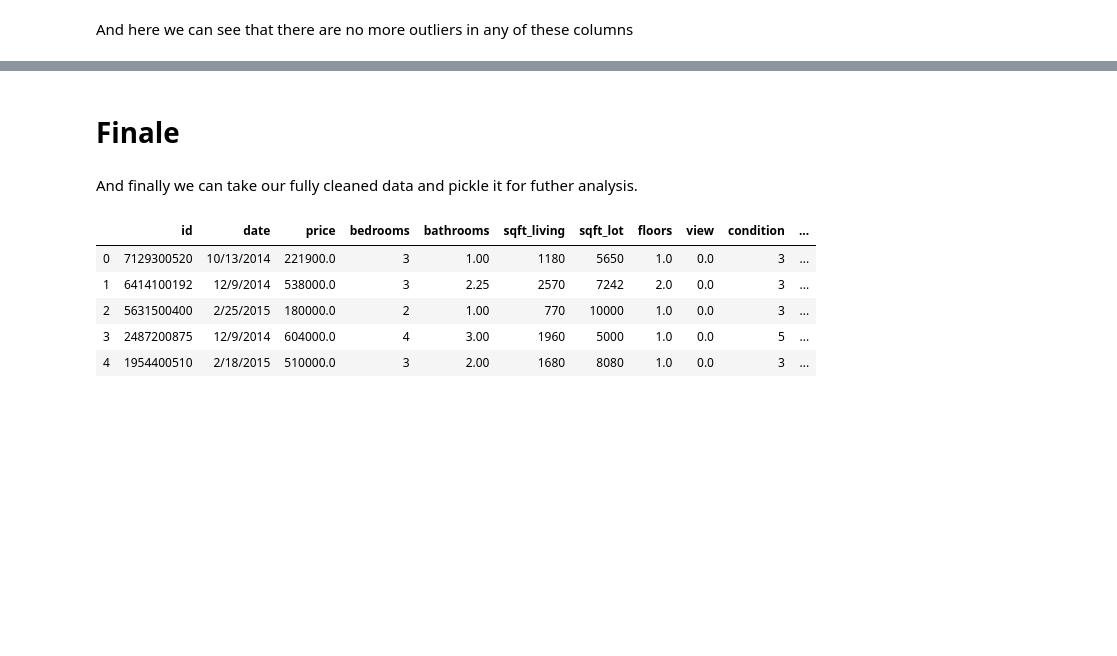
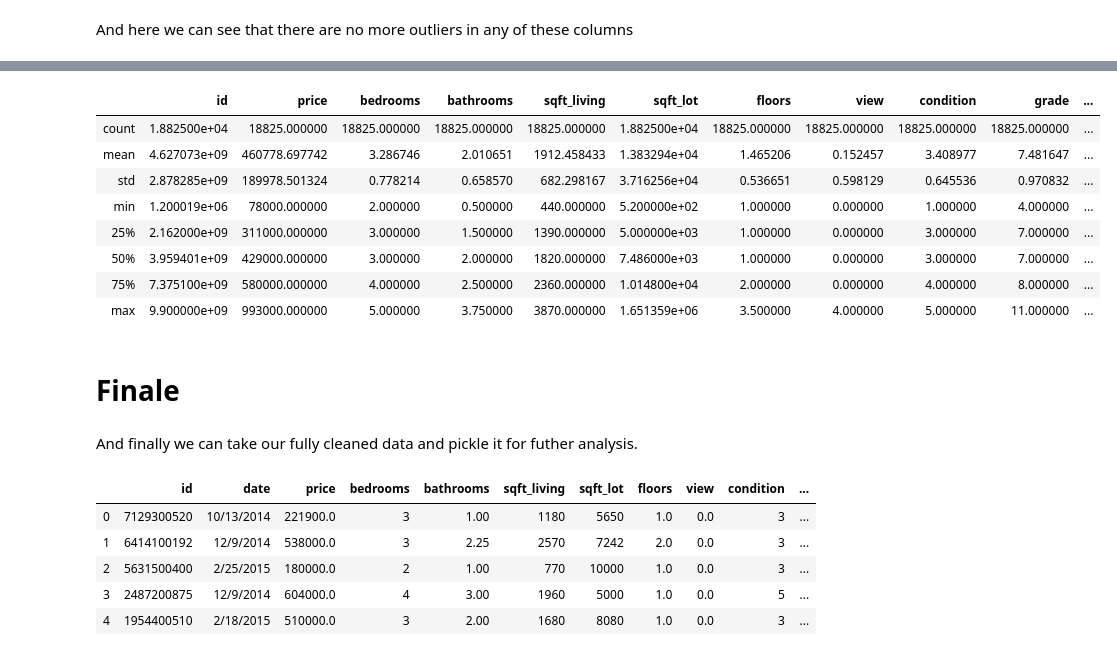
Before and after one commit to jonnelbenjamin/coachmod4project, a Jupyter notebook: 2_data_cleaning.ipynb, the cells around one changed output, grey strips where cells are left out. Saved outputs shown, nothing was run; the diff lists cells and outputs as text; code cells hidden in the pictures; blank space fills up the shorter version.

```diff
--- a/2_data_cleaning.ipynb
+++ b/2_data_cleaning.ipynb
@@ -148,3 +256,15 @@ kcdf.boxplot(column='price')
+# %%
+kcdf.describe()
+# %% [output]
+|  | id | price | bedrooms | bathrooms | sqft_living | sqft_lot | floors | view | condition | grade | ... |
+| count | 1.882500e+04 | 18825.000000 | 18825.000000 | 18825.000000 | 18825.000000 | 1.882500e+04 | 18825.000000 | 18825.000000 | 18825.000000 | 18825.000000 | ... |
+| mean | 4.627073e+09 | 460778.697742 | 3.286746 | 2.010651 | 1912.458433 | 1.383294e+04 | 1.465206 | 0.152457 | 3.408977 | 7.481647 | ... |
+| std | 2.878285e+09 | 189978.501324 | 0.778214 | 0.658570 | 682.298167 | 3.716256e+04 | 0.536651 | 0.598129 | 0.645536 | 0.970832 | ... |
+| min | 1.200019e+06 | 78000.000000 | 2.000000 | 0.500000 | 440.000000 | 5.200000e+02 | 1.000000 | 0.000000 | 1.000000 | 4.000000 | ... |
+| 25% | 2.162000e+09 | 311000.000000 | 3.000000 | 1.500000 | 1390.000000 | 5.000000e+03 | 1.000000 | 0.000000 | 3.000000 | 7.000000 | ... |
+| 50% | 3.959401e+09 | 429000.000000 | 3.000000 | 2.000000 | 1820.000000 | 7.486000e+03 | 1.000000 | 0.000000 | 3.000000 | 7.000000 | ... |
+| 75% | 7.375100e+09 | 580000.000000 | 4.000000 | 2.500000 | 2360.000000 | 1.014800e+04 | 2.000000 | 0.000000 | 4.000000 | 8.000000 | ... |
+| max | 9.900000e+09 | 993000.000000 | 5.000000 | 3.750000 | 3870.000000 | 1.651359e+06 | 3.500000 | 4.000000 | 5.000000 | 11.000000 | ... |
 # %% [markdown]
 # Finale
 # %% [markdown]
```
Also changed, not shown: parts of 19 cells of this notebook, 3 other files.
